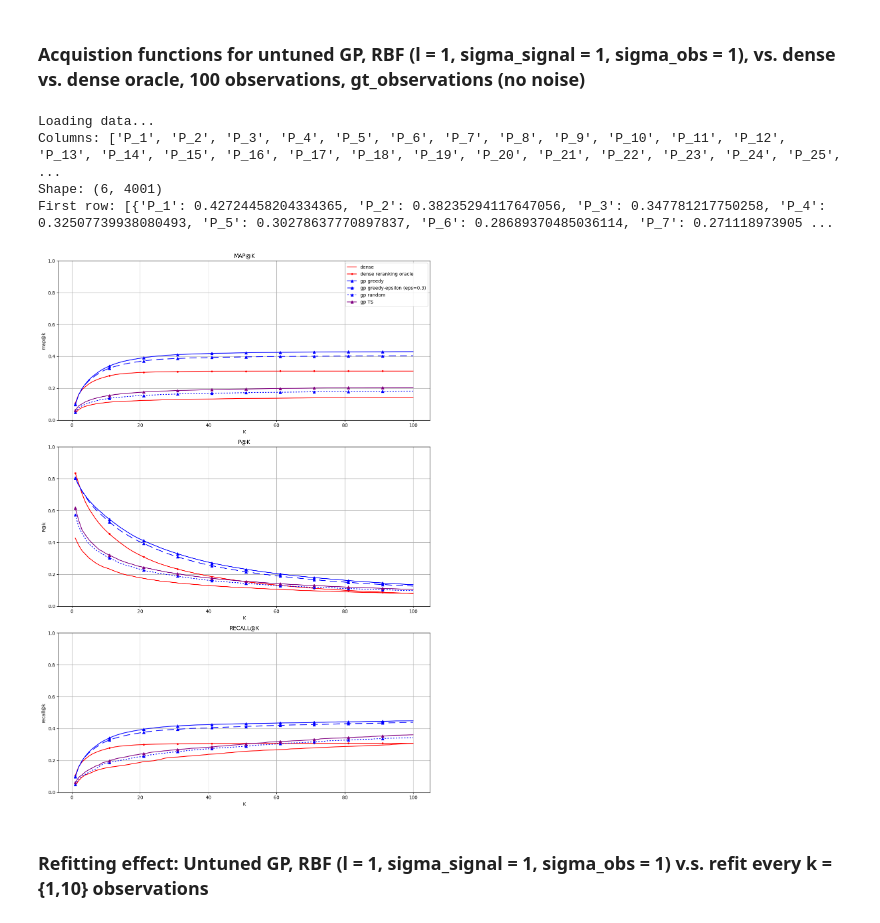
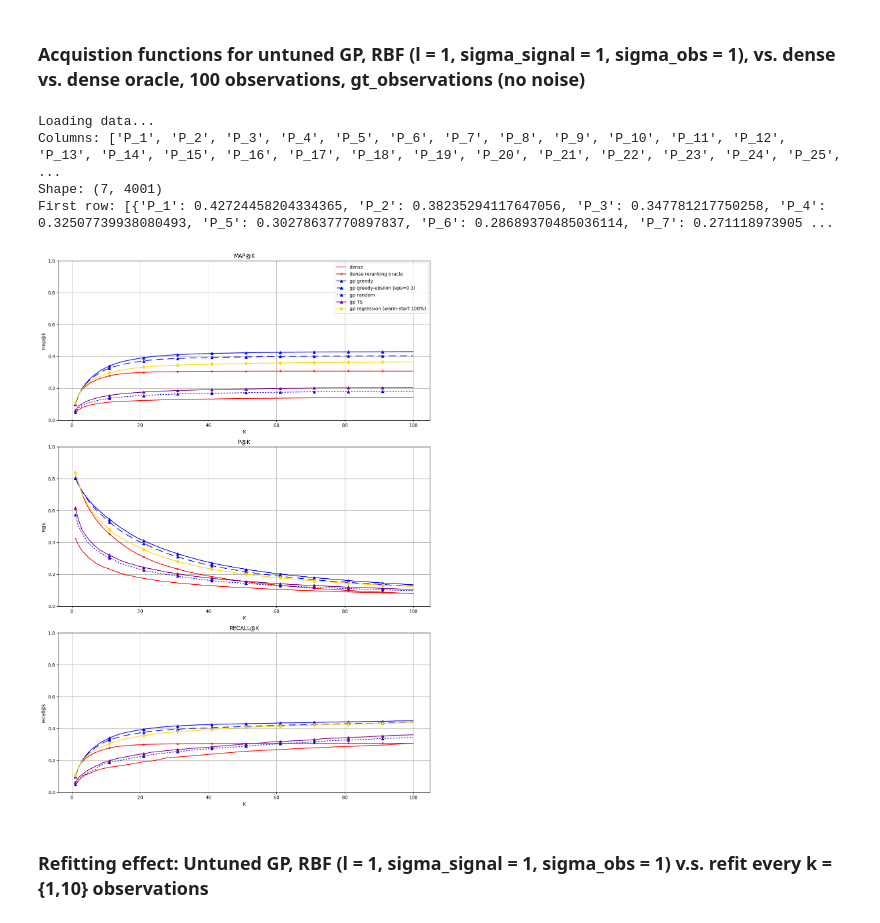
Before and after one commit to D3Mlab/nl-pe, a Jupyter notebook: notebooks/plots/trec.ipynb, the cells around one changed output. Drawn from its saved outputs; the diff is of its cells as text; code cells hidden in the pictures.

```diff
--- a/notebooks/plots/trec.ipynb
+++ b/notebooks/plots/trec.ipynb
@@ -93,38 +93,41 @@ method_paths =  [
                 'trials/ir/nfcorpus/gp/untuned/miniLM/no_refit/gr-eps/0',
                 'trials/ir/nfcorpus/gp/untuned/miniLM/no_refit/gr-eps/0.3',
                 'trials/ir/nfcorpus/gp/untuned/miniLM/no_refit/gr-eps/1',
-                'trials/ir/nfcorpus/gp/untuned/miniLM/no_refit/ts'
+                'trials/ir/nfcorpus/gp/untuned/miniLM/no_refit/ts',
+                'trials/ir/nfcorpus/gp/untuned/miniLM/no_refit/warm_start_100',
                 ]
 
 
 method_names = [
             'dense',
             'dense reranking oracle',
             'gp greedy',
             'gp greedy-epsilon (eps=0.3)',
             'gp random',
             'gp TS',
+            'gp regression (warm-start 100%)',
 ]
 
 line_styles = [
     {'linestyle': 'solid', 'color': 'red'},
     {'linestyle': 'solid', 'color': 'red',  'marker': '.', 'markevery': 10},
     {'linestyle': 'solid', 'color': 'blue', 'marker': '^', 'markevery': 10},
     {'linestyle': (0, (10, 6)), 'color': 'blue', 'marker': '^', 'markevery': 10},
     {'linestyle': (0, (2, 2)),  'color': 'blue', 'marker': '^', 'markevery': 10},
     {'linestyle': 'solid',  'color': 'purple', 'marker': '^', 'markevery': 10},
+    {'linestyle': 'solid',  'color': 'gold', 'marker': 'd', 'markevery': 10},
 ]
 
 metrics = ['map', 'P', 'recall']
 
 plot_trec_metrics_vs_k(step_size=1, k=100, metrics=metrics, method_paths = method_paths, method_names=method_names, line_styles=line_styles,
               title = "")
 # %% [output]
 Loading data...
 Columns: ['P_1', 'P_2', 'P_3', 'P_4', 'P_5', 'P_6', 'P_7', 'P_8', 'P_9', 'P_10', 'P_11', 'P_12', 'P_13', 'P_14', 'P_15', 'P_16', 'P_17', 'P_18', 'P_19', 'P_20', 'P_21', 'P_22', 'P_23', 'P_24', 'P_25', ...
-Shape: (6, 4001)
+Shape: (7, 4001)
 First row: [{'P_1': 0.42724458204334365, 'P_2': 0.38235294117647056, 'P_3': 0.347781217750258, 'P_4': 0.32507739938080493, 'P_5': 0.30278637770897837, 'P_6': 0.28689370485036114, 'P_7': 0.271118973905 ...
-[figure, old version]
+[figure, new version]
 # %% [markdown]
 ### Refitting effect: Untuned GP, RBF (l = 1, sigma_signal = 1, sigma_obs = 1) v.s. refit every k = {1,10} observations
 # %%
```
Also changed, not shown: 2 other files.
